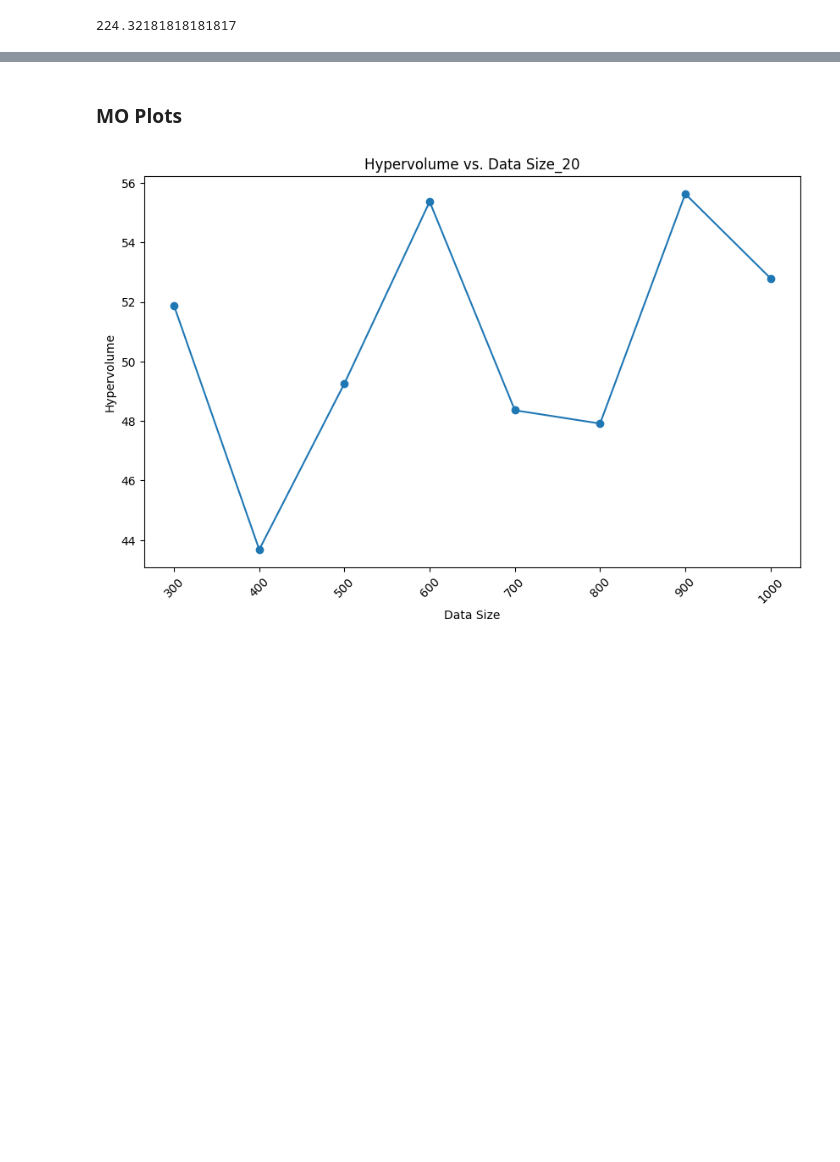
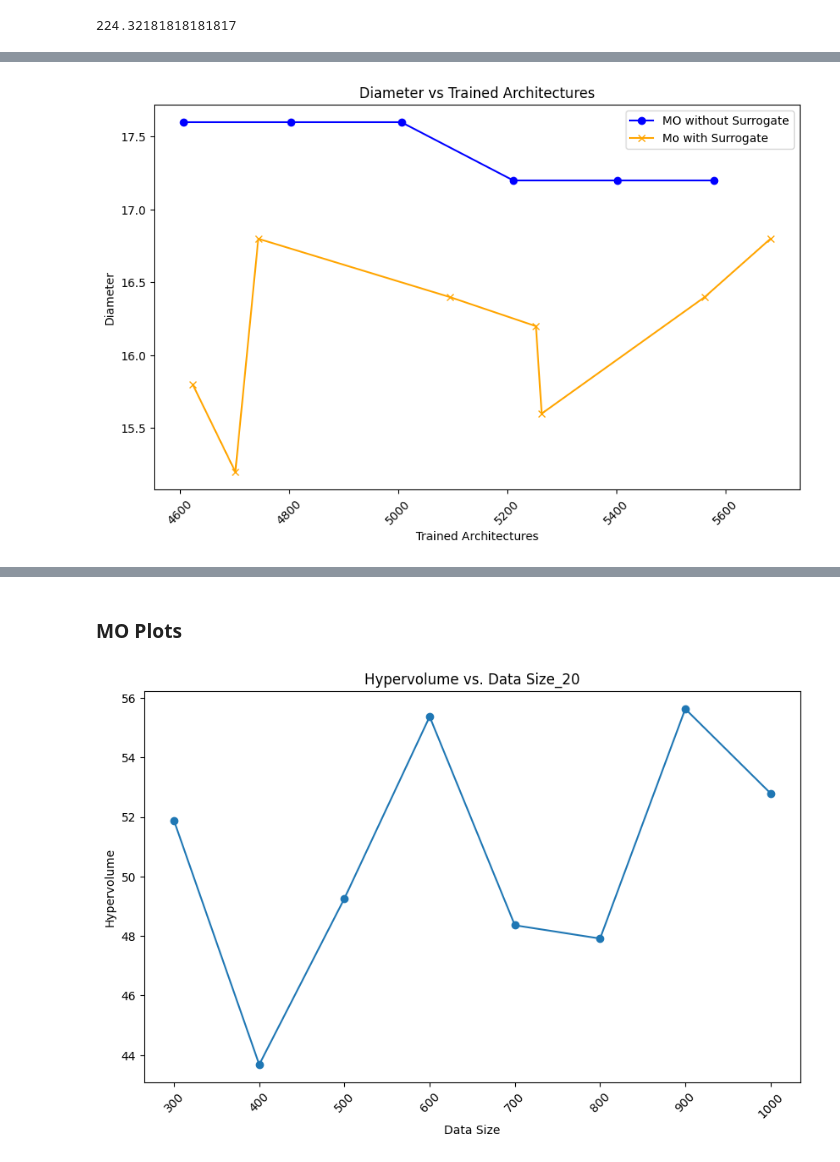
Before and after one commit to emreds/data-centric-nas, a Jupyter notebook: notebooks/result_analysis.ipynb, the cells around one changed output, grey strips where cells are left out. Drawn from its saved outputs; the diff is of its cells as text; code cells hidden in the pictures; blank space fills up the shorter version.

```diff
--- a/notebooks/result_analysis.ipynb
+++ b/notebooks/result_analysis.ipynb
@@ -165,0 +294,7 @@ def plot_results(results: Dict, title: str, x_label: str, y_label: str, sizes: L
+# %%
+surr_plot_data = {selected_surr_mo_data[key]: diameter_20[key] for key in [300,400,500,600,700,800,900,1000]}
+raw_mo_plot_data = {selected_raw_mo_data[key]: raw_diameters[key] for key in [20,21,22,23,24,25]}
+
+comparison_plot(raw_mo_plot_data, surr_plot_data, "Trained Architectures", "Diameter", "Diameter vs Trained Architectures")
+# %% [output]
+[figure, added]
```
Also changed, not shown: parts of 32 cells of this notebook.
